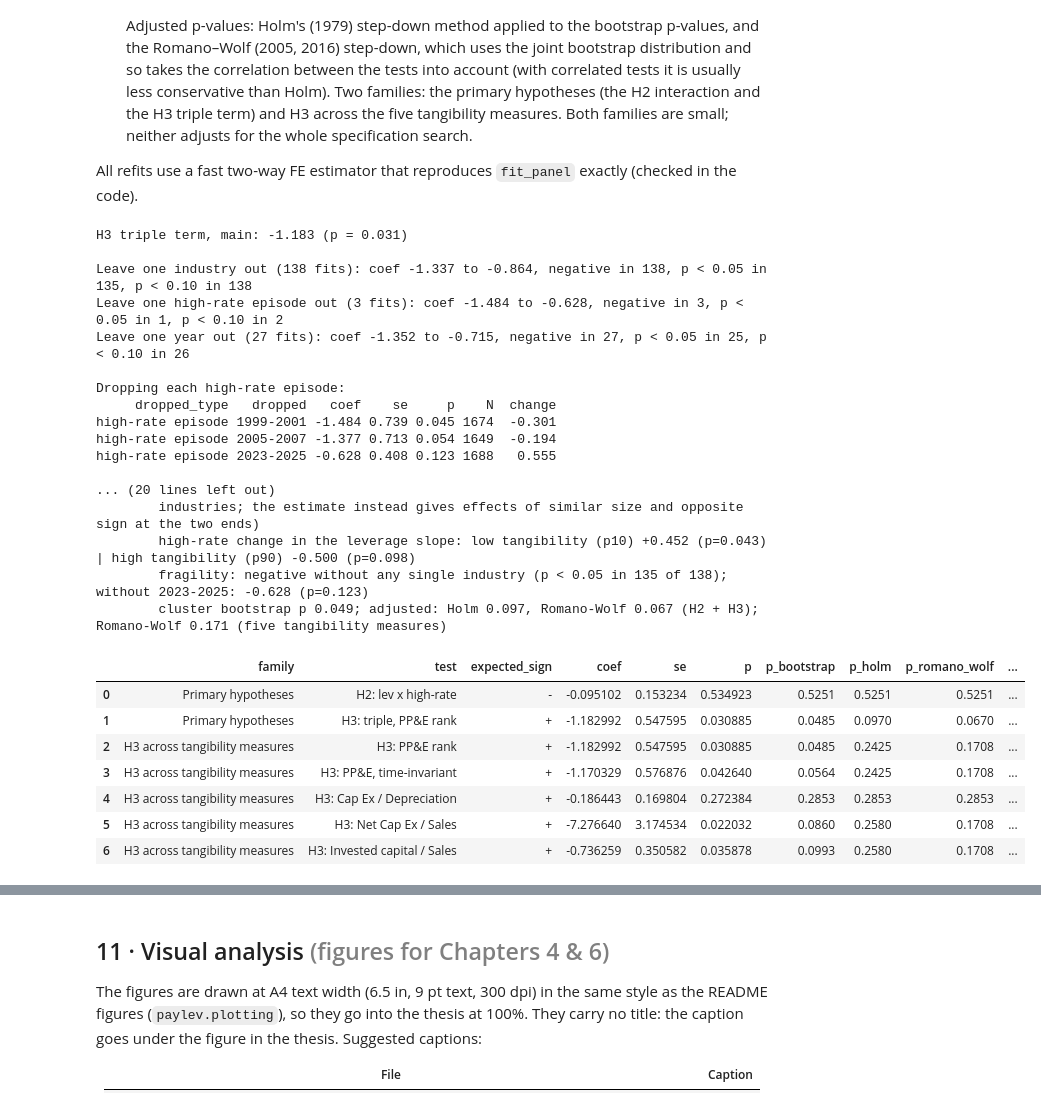
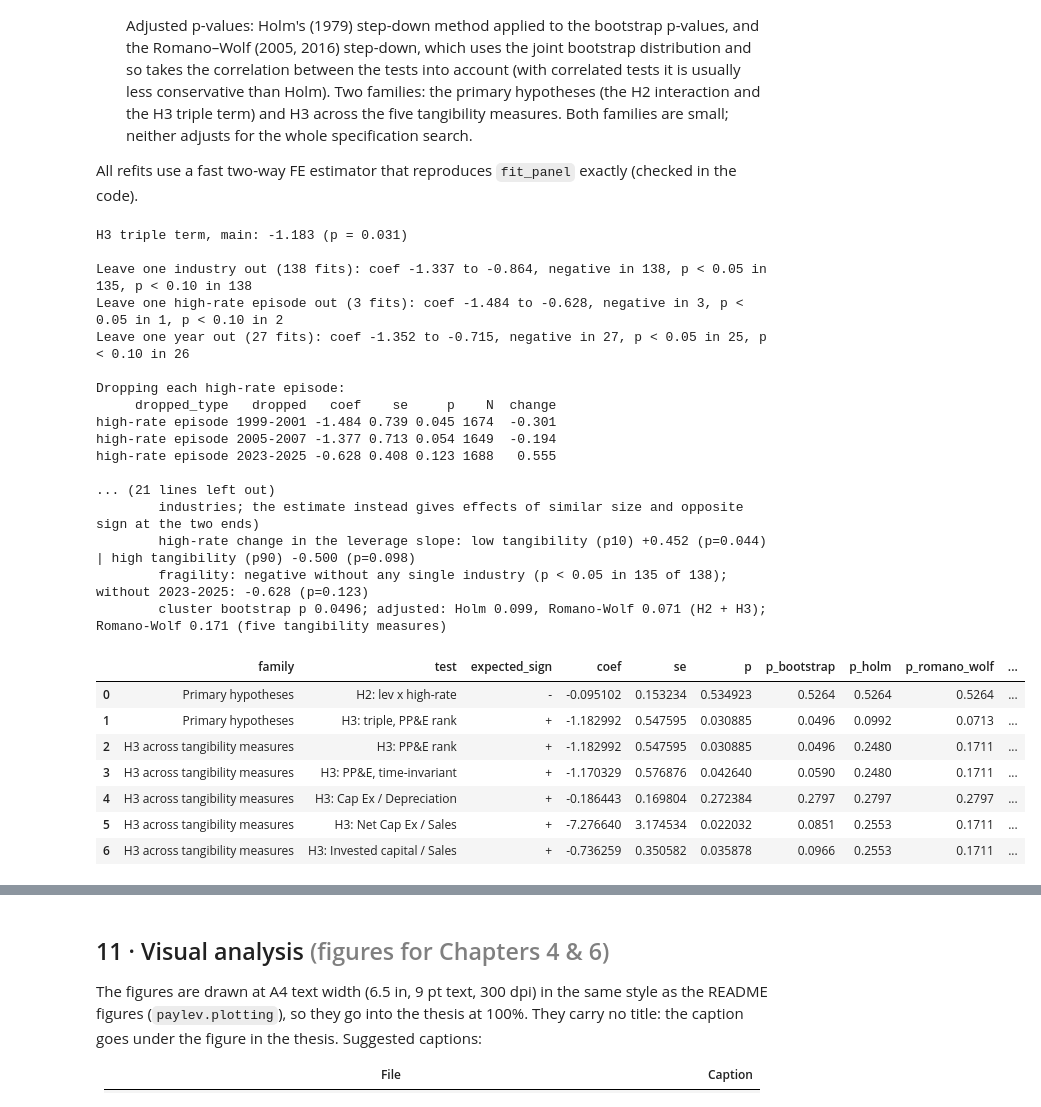
Before and after one commit to MilanKalajdzic/Master-Thesis, a Jupyter notebook: thesis_analysis.ipynb, the cells around one changed output, grey strips where cells are left out. Saved outputs shown, nothing was run; the diff lists cells and outputs as text; code cells hidden in the pictures.

```diff
--- a/thesis_analysis.ipynb
+++ b/thesis_analysis.ipynb
@@ -1321,9 +1346,13 @@ negligible for the yes/no equivalence column.
 # payout-ratio units per 1 SD of leverage (outputs/tab_power_bounds.csv).
 from scipy import stats
 Z95, Z90, Z80 = stats.norm.ppf(0.975), stats.norm.ppf(0.95), stats.norm.ppf(0.80)
-SD_LEV   = float(sd_decomp.loc["lev", "sd_overall"])   # SD of leverage across the panel (the conversion used)
-SD_LEV_W = float(sd_decomp.loc["lev", "sd_within"])    # SD within industries (reported alongside)
-MEAN_PAYOUT = float(panel["payout"].mean())
+# leverage SDs and the mean payout in the main model's estimation sample (the industry-years it uses)
+_est_main = panel.dropna(subset=["payout", "lev", "lev_x_high"] + BASE_CONTROLS)
+assert len(_est_main) == res_int.nobs
+_sd_main = xtsum(_est_main, ["lev"]).loc["lev"]
+SD_LEV   = float(_sd_main["sd_overall"])   # overall SD: the conversion used
+SD_LEV_W = float(_sd_main["sd_within"])    # SD within industries (reported alongside)
+MEAN_PAYOUT = float(_est_main["payout"].mean())
 
 PAYOUT_SPECS = ["Main (two-way FE)", "Stable core", "Regime = 2022-25 dummy", "Two-way clustered SE",
                 "Excl. 2020-21", "Excl. 2008-09", "Capital spending control", "Lagged leverage",
@@ -1343,11 +1372,13 @@ pw["mde80_payout"] = pw["mde80"] * SD_LEV
 pw["tost_margin_payout"] = pw["tost_margin"] * SD_LEV
 pw["ci95_bound_payout_within"] = np.maximum(lo95.abs(), hi95.abs()) * SD_LEV_W
 pw["equivalent_at_margin"] = pw["tost_margin_payout"] <= EQUIV_MARGIN
+pw["sd_lev"], pw["sd_lev_within"], pw["mean_payout"] = SD_LEV, SD_LEV_W, MEAN_PAYOUT   # the conversion, for reference
 power_tbl = pw.round(6)
 power_tbl.to_csv(OUTDIR / "tab_power_bounds.csv", index=False)
 
 m = power_tbl.iloc[0]
-print(f"SD of leverage: overall {SD_LEV:.3f}, within-industry {SD_LEV_W:.3f}; mean payout {MEAN_PAYOUT:.3f}\n")
+print(f"Main estimation sample ({len(_est_main)} obs): SD of leverage overall {SD_LEV:.3f}, within-industry "
+      f"{SD_LEV_W:.3f}; mean payout {MEAN_PAYOUT:.3f}\n")
 print(f"Main specification, beta2 = {m.coef:+.4f} (SE {m.se:.4f}), 95% CI {m.ci95}:")
 print(f"  - rules out regime effects above {m.ci95_bound_payout:.3f} payout per 1-SD leverage "
       f"({m.ci95_bound_payout / MEAN_PAYOUT:.0%} of the mean payout)")
@@ -1462,7 +1494,9 @@ for dv, v, regime, kb, ki, term in SPECS_9D:
     rb, ri = alt_base.get(kb), alt_int.get(ki)
     if rb is None or ri is None:
         continue
-    sd = float(panel[v].std())
+    _s = panel.dropna(subset=[dv, v] + BASE_CONTROLS)   # the model's estimation sample
+    assert len(_s) == ri.nobs
+    sd = float(_s[v].std())
     b2, se2 = ri.params[term], ri.std_errors[term]
     _rows.append({"dependent": dv, "leverage measure": ALT_LEV[v], "regime": regime, "sd_measure": sd,
                   "per_sd_units": "payout ratio" if dv == "payout" else "log dividend yield",
@@ -1548,7 +1601,7 @@ estimate (clustered SE); * .10  ** .05  *** .01
 # %%
 # Hypothesis verdicts (outputs/hypothesis_verdicts.txt): each hypothesis term at 5%, with its expected sign.
 # The H3 fragility checks of §10b are appended to the file there.
-from scipy.stats import norm
+from scipy.stats import t as t_dist
 
 def _verdict(b, p, expected_sign):
     """'SUPPORTED' needs p < 0.05 and the expected sign."""
@@ -1565,7 +1618,13 @@ def verdicts():
               "        (H1 expects a NEGATIVE term: more levered industries cut dividends more when rates rise)",
               "        other regimes: high-rate year {:+.4f} (p={:.3f}), change in fed funds {:+.4f} (p={:.3f})".format(
                   lint["L3_high"].params["lev_l1_x_high_rate"], lint["L3_high"].pvalues["lev_l1_x_high_rate"],
-                  lint["L3_dffr"].params["lev_l1_x_ffr_change"], lint["L3_dffr"].pvalues["lev_l1_x_ffr_change"]), ""]
+                  lint["L3_dffr"].params["lev_l1_x_ffr_change"], lint["L3_dffr"].pvalues["lev_l1_x_ffr_change"])]
+        if "h1_bound" in globals():
+            hb = h1_bound.iloc[0]
+            L += [f"        95% CI [{hb.ci95_lo:+.4f}, {hb.ci95_hi:+.4f}]: per 1-SD lagged leverage, a hiking-year change "
+                  f"in dividends of {hb.ci95_lo_per_sd_share_of_dividends:+.1%} to "
+                  f"{hb.ci95_hi_per_sd_share_of_dividends:+.1%} of last year's dividends"]
+        L += [""]
     # H2: beta2, the two slopes, and the bound from §9b
     if res_int is not None and "lev_x_high" in getattr(res_int, "params", {}):
         b1 = res_int.params["lev"]; b2 = res_int.params["lev_x_high"]; p2 = res_int.pvalues["lev_x_high"]
@@ -1582,11 +1641,12 @@ def verdicts():
         t10, t90 = panel["tangibility"].quantile([.1, .9])
         g10 = lincom(res_h3, {"lev_x_high": 1, "lev_x_high_x_tang": t10})
         g90 = lincom(res_h3, {"lev_x_high": 1, "lev_x_high_x_tang": t90})
+        p10, p90 = (2 * t_dist.sf(abs(g[2]), res_h3.df_resid) for g in (g10, g90))
         L += ["", f"H3     triple = {b3:+.4f} (p={p3:.3f}) -> " + _verdict(b3, p3, +1),
               "        (H3 expects a POSITIVE triple term: with H2's negative regime effect, a smaller one for tangible",
               "        industries; the estimate instead gives effects of similar size and opposite sign at the two ends)",
               f"        high-rate change in the leverage slope: low tangibility (p10) {g10[0]:+.3f} "
-              f"(p={2 * norm.sf(abs(g10[2])):.3f}) | high tangibility (p90) {g90[0]:+.3f} (p={2 * norm.sf(abs(g90[2])):.3f})"]
+              f"(p={p10:.3f}) | high tangibility (p90) {g90[0]:+.3f} (p={p90:.3f})"]
     return "\n".join(L)
 txt = verdicts(); print(txt)
 with open(OUTDIR / "hypothesis_verdicts.txt", "w") as _fh:
@@ -1690,6 +1753,8 @@ All refits use a fast two-way FE estimator that reproduces `fit_panel` exactly (
 from paylev.estimation import fe_ols, spec_arrays, fit_arrays
 from paylev.inference import holm, romano_wolf, cluster_bootstrap_t, bootstrap_p
 
+# the test families below name the primary measure PP&E rank and add the capex-based proxies to it
+assert TANGIBILITY_PROXY == "ppe_assets", "the §10b families assume PP&E / assets as the primary measure"
 H3_TERM = "lev_x_high_x_tang"
 h3_arr = spec_arrays(panel, "payout", H3_REGS + BASE_CONTROLS, H3_TERM)
 _b, _se, _p, _n = fit_arrays(h3_arr)
@@ -1755,9 +1820,11 @@ orig = {k_: fit_arrays(v[2]) for k_, v in MT_SPECS.items()}
 for proxy in ["capex_deprec", "netcapex_sales", "invcap_sales"]:
     assert abs(orig[f"H3: {PROXY_LABEL[proxy]}"][0] - proxy_tbl.set_index("proxy").loc[proxy, "triple_coef"]) < 1e-4
 
-# one bootstrap for all specifications (the same industry draws), so the tests' joint distribution is kept
+# one bootstrap for all specifications (the same industry draws), so the tests' joint distribution is kept; the
+# industries resampled are those in the specifications
+BOOT_CLUSTERS = sorted(set().union(*(set(v[2]["ind"]) for v in MT_SPECS.values())))
 tstar = cluster_bootstrap_t({k_: v[2] for k_, v in MT_SPECS.items()}, {k_: o[0] for k_, o in orig.items()},
-                            RW_BOOT, RW_SEED, sorted(set(panel["industry"])))
+                            RW_BOOT, RW_SEED, BOOT_CLUSTERS)
 
 _mt = []
 for fam in ["Primary hypotheses", "H3 across tangibility measures"]:
@@ -1773,51 +1840,52 @@ for fam in ["Primary hypotheses", "H3 across tangibility measures"]:
 mt_raw = pd.DataFrame(_mt)
 mt_tbl = mt_raw.round(6)
 mt_tbl.to_csv(OUTDIR / "tab_multiple_testing.csv", index=False)
-print(f"\nMultiple testing ({RW_BOOT} industry-cluster bootstrap draws, seed {RW_SEED}):")
+print(f"\nMultiple testing ({RW_BOOT} industry-cluster bootstrap draws over {len(BOOT_CLUSTERS)} industries, "
+      f"seed {RW_SEED}):")
 
 # ---- append the fragility checks to the verdicts file
 _ind = h3_loo[h3_loo["dropped_type"] == "industry"]
 _ep = h3_loo[h3_loo["dropped_type"] == "high-rate episode"].set_index("dropped")
 _mt = mt_raw.set_index(["family", "test"])
 _weak = _ep.loc[_ep["p"].idxmax()]
 txt = verdicts() + (
     f"\n        fragility: negative without any single industry (p < 0.05 in {int((_ind.p < .05).sum())} of {len(_ind)}); "
     f"without {_ep['p'].idxmax()}: {_weak.coef:+.3f} (p={_weak.p:.3f})"
-    f"\n        cluster bootstrap p {_mt.loc[('Primary hypotheses', 'H3: triple, PP&E rank'), 'p_bootstrap']:.3f}; "
+    f"\n        cluster bootstrap p {_mt.loc[('Primary hypotheses', 'H3: triple, PP&E rank'), 'p_bootstrap']:.4f}; "
     f"adjusted: Holm {_mt.loc[('Primary hypotheses', 'H3: triple, PP&E rank'), 'p_holm']:.3f}, "
     f"Romano-Wolf {_mt.loc[('Primary hypotheses', 'H3: triple, PP&E rank'), 'p_romano_wolf']:.3f} (H2 + H3); "
     f"Romano-Wolf {_mt.loc[('H3 across tangibility measures', 'H3: PP&E rank'), 'p_romano_wolf']:.3f} "
     f"(five tangibility measures)")
 with open(OUTDIR / "hypothesis_verdicts.txt", "w") as _fh:
     _fh.write(txt)
 print("\n" + txt)
 mt_tbl
 # %% [output]
 H3 triple term, main: -1.183 (p = 0.031)
 
 Leave one industry out (138 fits): coef -1.337 to -0.864, negative in 138, p < 0.05 in 135, p < 0.10 in 138
 Leave one high-rate episode out (3 fits): coef -1.484 to -0.628, negative in 3, p < 0.05 in 1, p < 0.10 in 2
 Leave one year out (27 fits): coef -1.352 to -0.715, negative in 27, p < 0.05 in 25, p < 0.10 in 26
 
 Dropping each high-rate episode:
      dropped_type   dropped   coef    se     p    N  change
 high-rate episode 1999-2001 -1.484 0.739 0.045 1674  -0.301
 high-rate episode 2005-2007 -1.377 0.713 0.054 1649  -0.194
 high-rate episode 2023-2025 -0.628 0.408 0.123 1688   0.555
 
-... (20 lines left out)
+... (21 lines left out)
         industries; the estimate instead gives effects of similar size and opposite sign at the two ends)
-        high-rate change in the leverage slope: low tangibility (p10) +0.452 (p=0.043) | high tangibility (p90) -0.500 (p=0.098)
+        high-rate change in the leverage slope: low tangibility (p10) +0.452 (p=0.044) | high tangibility (p90) -0.500 (p=0.098)
         fragility: negative without any single industry (p < 0.05 in 135 of 138); without 2023-2025: -0.628 (p=0.123)
-        cluster bootstrap p 0.049; adjusted: Holm 0.097, Romano-Wolf 0.067 (H2 + H3); Romano-Wolf 0.171 (five tangibility measures)
+        cluster bootstrap p 0.0496; adjusted: Holm 0.099, Romano-Wolf 0.071 (H2 + H3); Romano-Wolf 0.171 (five tangibility measures)
 |  | family | test | expected_sign | coef | se | p | p_bootstrap | p_holm | p_romano_wolf | ... |
-| 0 | Primary hypotheses | H2: lev x high-rate | - | -0.095102 | 0.153234 | 0.534923 | 0.5251 | 0.5251 | 0.5251 | ... |
-| 1 | Primary hypotheses | H3: triple, PP&E rank | + | -1.182992 | 0.547595 | 0.030885 | 0.0485 | 0.0970 | 0.0670 | ... |
-| 2 | H3 across tangibility measures | H3: PP&E rank | + | -1.182992 | 0.547595 | 0.030885 | 0.0485 | 0.2425 | 0.1708 | ... |
-| 3 | H3 across tangibility measures | H3: PP&E, time-invariant | + | -1.170329 | 0.576876 | 0.042640 | 0.0564 | 0.2425 | 0.1708 | ... |
-| 4 | H3 across tangibility measures | H3: Cap Ex / Depreciation | + | -0.186443 | 0.169804 | 0.272384 | 0.2853 | 0.2853 | 0.2853 | ... |
-| 5 | H3 across tangibility measures | H3: Net Cap Ex / Sales | + | -7.276640 | 3.174534 | 0.022032 | 0.0860 | 0.2580 | 0.1708 | ... |
-| 6 | H3 across tangibility measures | H3: Invested capital / Sales | + | -0.736259 | 0.350582 | 0.035878 | 0.0993 | 0.2580 | 0.1708 | ... |
+| 0 | Primary hypotheses | H2: lev x high-rate | - | -0.095102 | 0.153234 | 0.534923 | 0.5264 | 0.5264 | 0.5264 | ... |
+| 1 | Primary hypotheses | H3: triple, PP&E rank | + | -1.182992 | 0.547595 | 0.030885 | 0.0496 | 0.0992 | 0.0713 | ... |
+| 2 | H3 across tangibility measures | H3: PP&E rank | + | -1.182992 | 0.547595 | 0.030885 | 0.0496 | 0.2480 | 0.1711 | ... |
+| 3 | H3 across tangibility measures | H3: PP&E, time-invariant | + | -1.170329 | 0.576876 | 0.042640 | 0.0590 | 0.2480 | 0.1711 | ... |
+| 4 | H3 across tangibility measures | H3: Cap Ex / Depreciation | + | -0.186443 | 0.169804 | 0.272384 | 0.2797 | 0.2797 | 0.2797 | ... |
+| 5 | H3 across tangibility measures | H3: Net Cap Ex / Sales | + | -7.276640 | 3.174534 | 0.022032 | 0.0851 | 0.2553 | 0.1711 | ... |
+| 6 | H3 across tangibility measures | H3: Invested capital / Sales | + | -0.736259 | 0.350582 | 0.035878 | 0.0966 | 0.2553 | 0.1711 | ... |
 # %%
 # Appendix A: every variable, its role, definition and source (outputs/appendix_A_variable_definitions.csv)
 appendix_A = pd.DataFrame([
```
Also changed, not shown: parts of 15 cells of this notebook, 19 other files.
